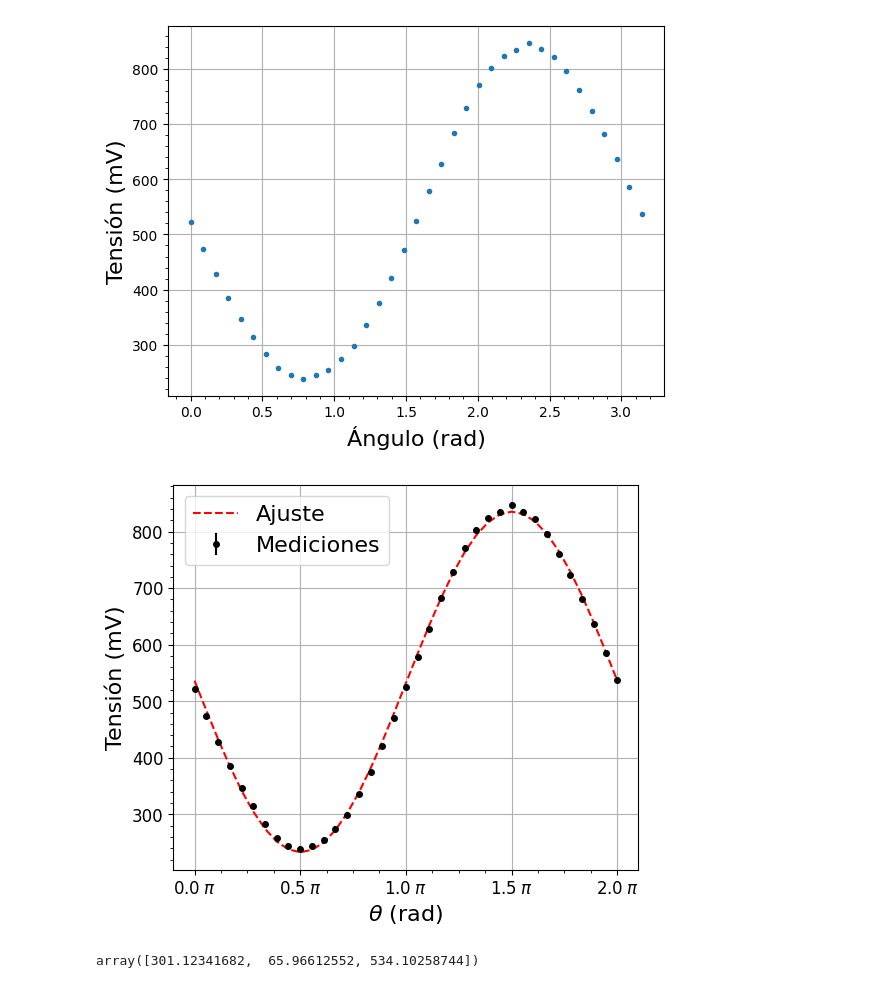
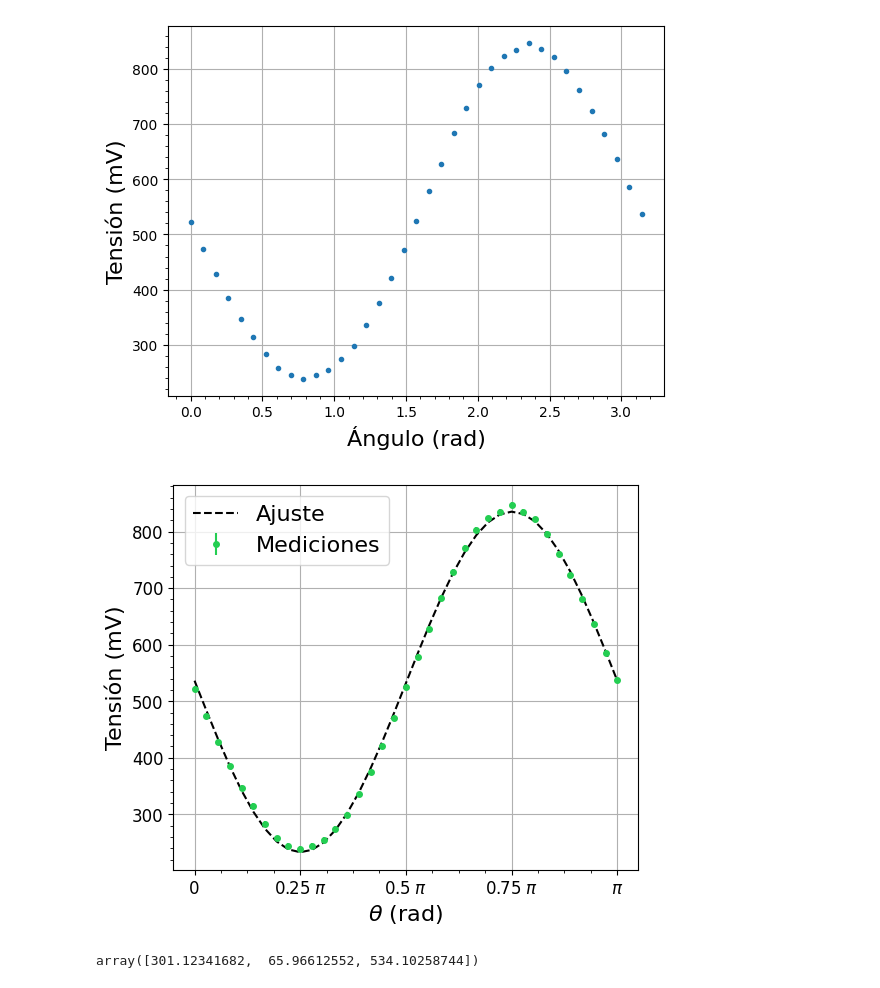
Before and after one commit to DelManuel/Magnetometro-optico, a Jupyter notebook: códigos/analisis_fotodetectores.ipynb, the cells around one changed output. Drawn from its saved outputs; the diff is of its cells as text; code cells hidden in the pictures.

Commit message:
gráfico resta "malus" corregido

```diff
--- a/códigos/analisis_fotodetectores.ipynb
+++ b/códigos/analisis_fotodetectores.ipynb
@@ -95,20 +95,22 @@ def func(x, I0,phi,offset):
 # %%
 popt, pcov = curve_fit(func, angulo_polarizador, tension_resta)
 
 fig, ax = plt.subplots(ncols = 1, figsize = (6,5))
-ax.plot(angulo_polarizador, func(angulo_polarizador,*popt), label = "Ajuste", ls = "--", c = "r")
-ax.errorbar(angulo_polarizador, tension_resta, yerr = 5*np.ones(len(angulo_polarizador)), fmt = ".k", ms = 8, label = "Mediciones")
+ax.plot(angulo_polarizador, func(angulo_polarizador,*popt), label = "Ajuste", ls = "--", c = "k")
+ax.errorbar(angulo_polarizador, tension_resta, yerr = 5*np.ones(len(angulo_polarizador)), fmt = ".", color = "#24ce52", ms = 8, label = "Mediciones")
 ax.set_xlabel(r"$\theta$"+ " (rad)")
 ax.set_ylabel("Tensión (mV)")
 
-pi_fraction_labels = [rf"${i/2}\; \pi$" for i in range(0, 5)]  # Adjust the range as needed
+pi_fraction_labels = [rf"${i/4}\; \pi$" if i//4 != i/4
+                      else "0" if i ==0
+                      else r"$\pi$" for i in range(0, 5)]  # Adjust the range as needed
 ax.set_xticks(np.linspace(0, max(angulo_polarizador), 5))
 ax.set_xticklabels(pi_fraction_labels)
 ax.tick_params(labelsize = 12)
 ax.legend()
 plt.show()
 # %% [output]
-[figure, old version]
+[figure, new version]
 # %%
 popt
 # %% [output]
```
